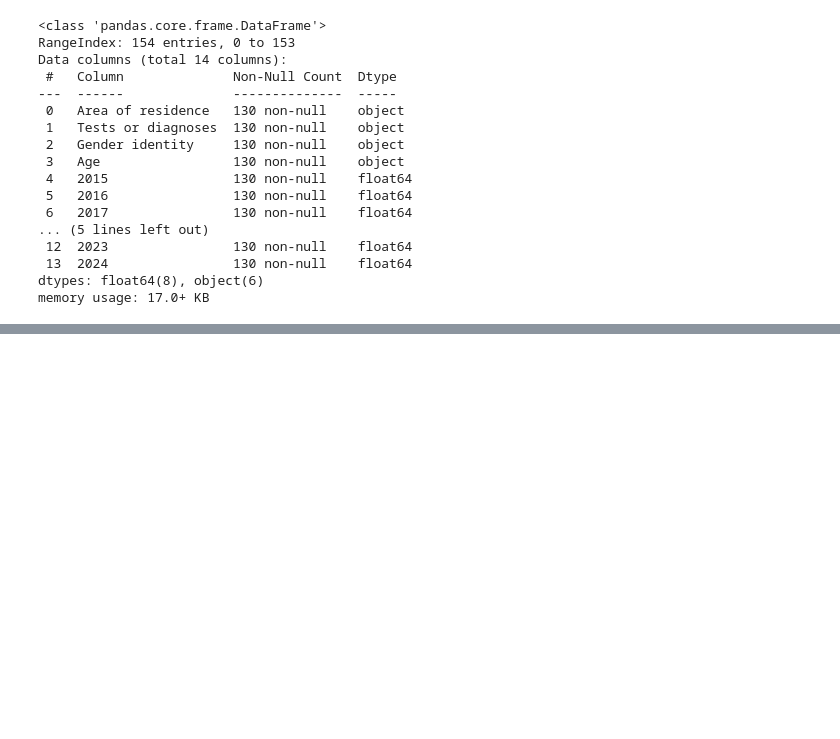
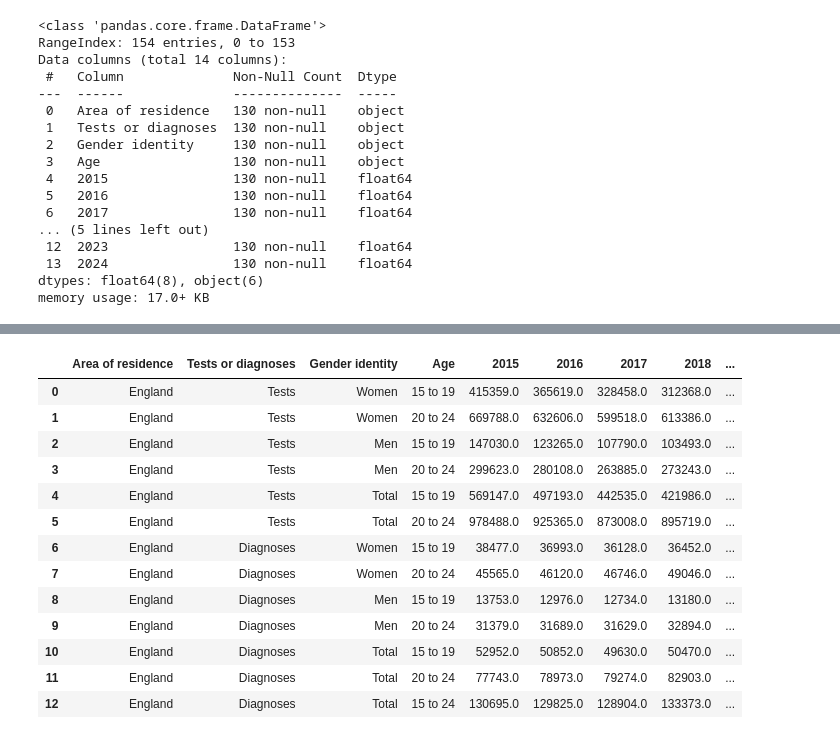
Before and after one commit to KiaraMartin/Final_Project_for_Peckham_DAZ_Introduction_to_Data_Science, a Jupyter notebook: Final_Project_V1.ipynb, the cells around one changed output, grey strips where cells are left out. Cells and saved outputs as stored; diff of their text form; code cells hidden in the pictures; blank space fills up the shorter version.

```diff
--- a/Final_Project_V1.ipynb
+++ b/Final_Project_V1.ipynb
@@ -464,0 +480,4 @@ memory usage: 17.0+ KB
+# %%
+chlamydia_df.dropna(inplace=True) # Drop rows with missing values in the Chlamydia DataFrame
+chlamydia_df.info() # Display information about the Chlamydia DataFrame after dropping rows with missing values
+chlamydia_df # Display the first few rows of the Chlamydia DataFrame after dropping rows with missing values
@@ -464,0 +515,20 @@ memory usage: 17.0+ KB
+# %%
+# Dropping rows not in England
+
+chlamydia_df = chlamydia_df[chlamydia_df['Area of residence'] == 'England'] # Filter the Chlamydia DataFrame to keep only rows where the 'Area of residence' is 'England'
+chlamydia_df # Display the first few rows of the Chlamydia DataFrame after filtering
+# %% [output]
+|  | Area of residence | Tests or diagnoses | Gender identity | Age | 2015 | 2016 | 2017 | 2018 | ... |
+| 0 | England | Tests | Women | 15 to 19 | 415359.0 | 365619.0 | 328458.0 | 312368.0 | ... |
+| 1 | England | Tests | Women | 20 to 24 | 669788.0 | 632606.0 | 599518.0 | 613386.0 | ... |
+| 2 | England | Tests | Men | 15 to 19 | 147030.0 | 123265.0 | 107790.0 | 103493.0 | ... |
+| 3 | England | Tests | Men | 20 to 24 | 299623.0 | 280108.0 | 263885.0 | 273243.0 | ... |
+| 4 | England | Tests | Total | 15 to 19 | 569147.0 | 497193.0 | 442535.0 | 421986.0 | ... |
+| 5 | England | Tests | Total | 20 to 24 | 978488.0 | 925365.0 | 873008.0 | 895719.0 | ... |
+| 6 | England | Diagnoses | Women | 15 to 19 | 38477.0 | 36993.0 | 36128.0 | 36452.0 | ... |
+| 7 | England | Diagnoses | Women | 20 to 24 | 45565.0 | 46120.0 | 46746.0 | 49046.0 | ... |
+| 8 | England | Diagnoses | Men | 15 to 19 | 13753.0 | 12976.0 | 12734.0 | 13180.0 | ... |
+| 9 | England | Diagnoses | Men | 20 to 24 | 31379.0 | 31689.0 | 31629.0 | 32894.0 | ... |
+| 10 | England | Diagnoses | Total | 15 to 19 | 52952.0 | 50852.0 | 49630.0 | 50470.0 | ... |
+| 11 | England | Diagnoses | Total | 20 to 24 | 77743.0 | 78973.0 | 79274.0 | 82903.0 | ... |
+| 12 | England | Diagnoses | Total | 15 to 24 | 130695.0 | 129825.0 | 128904.0 | 133373.0 | ... |
```
Also changed, not shown: parts of 15 cells of this notebook.
